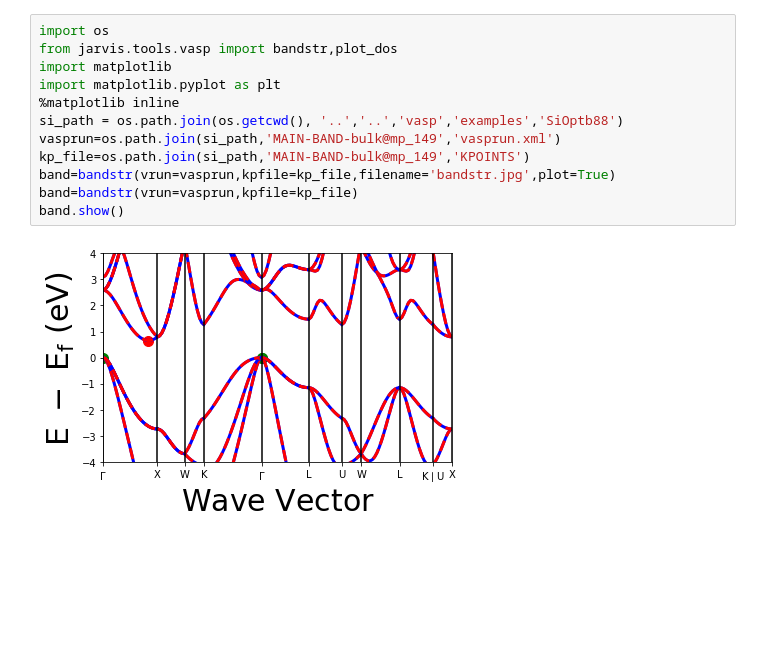
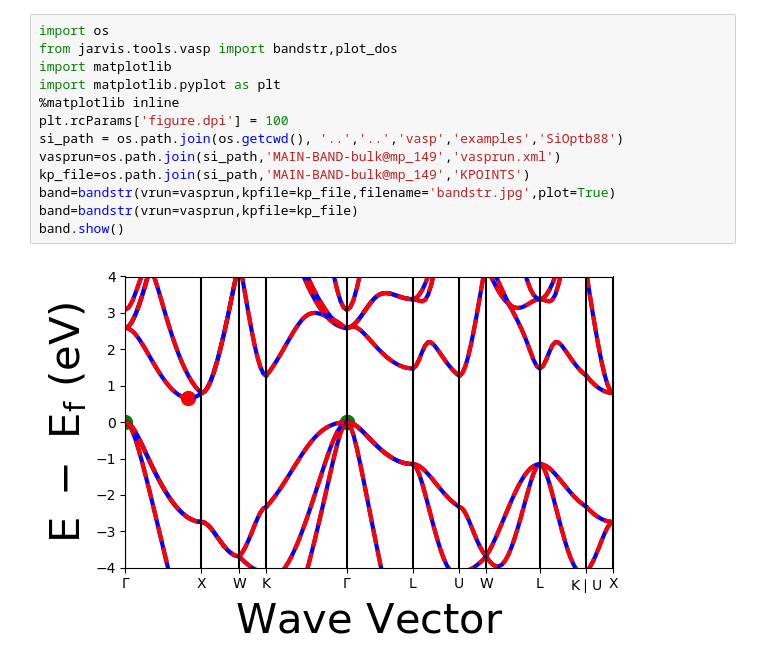
Before and after one commit to usnistgov/jarvis, a Jupyter notebook: jarvis/db/static/band_structure.ipynb, the cells around one changed output. Saved outputs shown, nothing was run; the diff lists cells and outputs as text; blank space fills up the shorter version.

```diff
--- a/jarvis/db/static/band_structure.ipynb
+++ b/jarvis/db/static/band_structure.ipynb
@@ -1,17 +1,18 @@
 # %%
 import os
 from jarvis.tools.vasp import bandstr,plot_dos
 import matplotlib
 import matplotlib.pyplot as plt
 %matplotlib inline
+plt.rcParams['figure.dpi'] = 100
 si_path = os.path.join(os.getcwd(), '..','..','vasp','examples','SiOptb88')
 vasprun=os.path.join(si_path,'MAIN-BAND-bulk@mp_149','vasprun.xml')
 kp_file=os.path.join(si_path,'MAIN-BAND-bulk@mp_149','KPOINTS')
 band=bandstr(vrun=vasprun,kpfile=kp_file,filename='bandstr.jpg',plot=True)
 band=bandstr(vrun=vasprun,kpfile=kp_file)
 band.show()
 # %% [output]
-[figure, old version]
+[figure, new version]
 # %%
 
 dos=plot_dos(vrun=vasprun,filename='.',plot=True)
```
Also changed, not shown: parts of 1 cell of this notebook, 9 other files.
